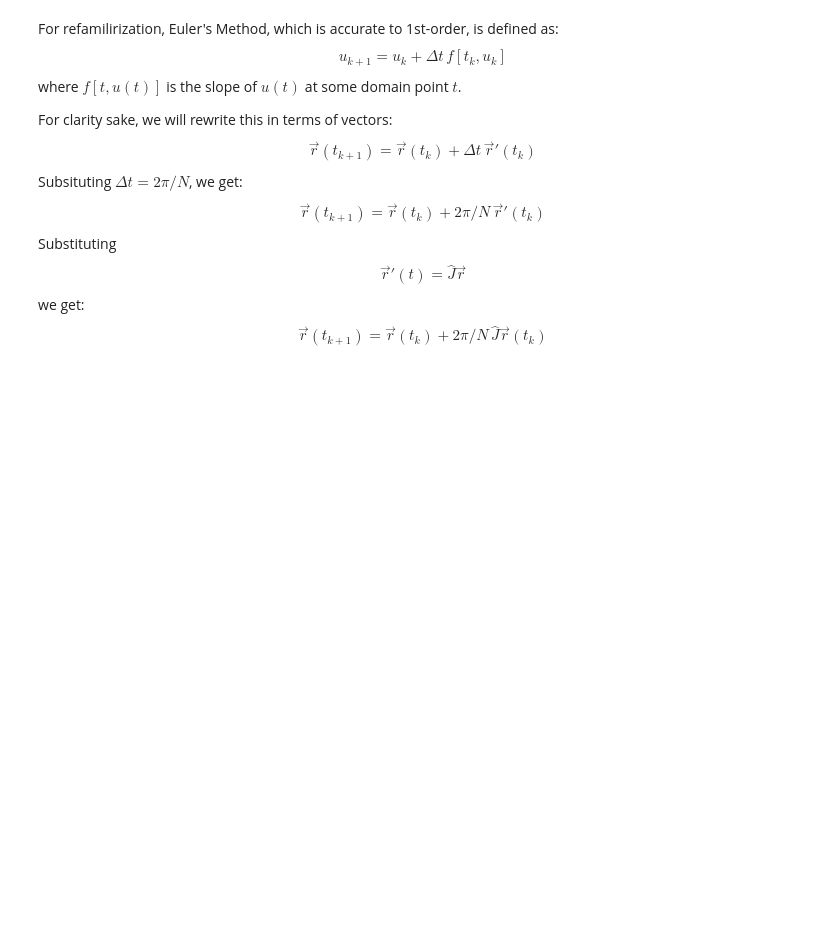
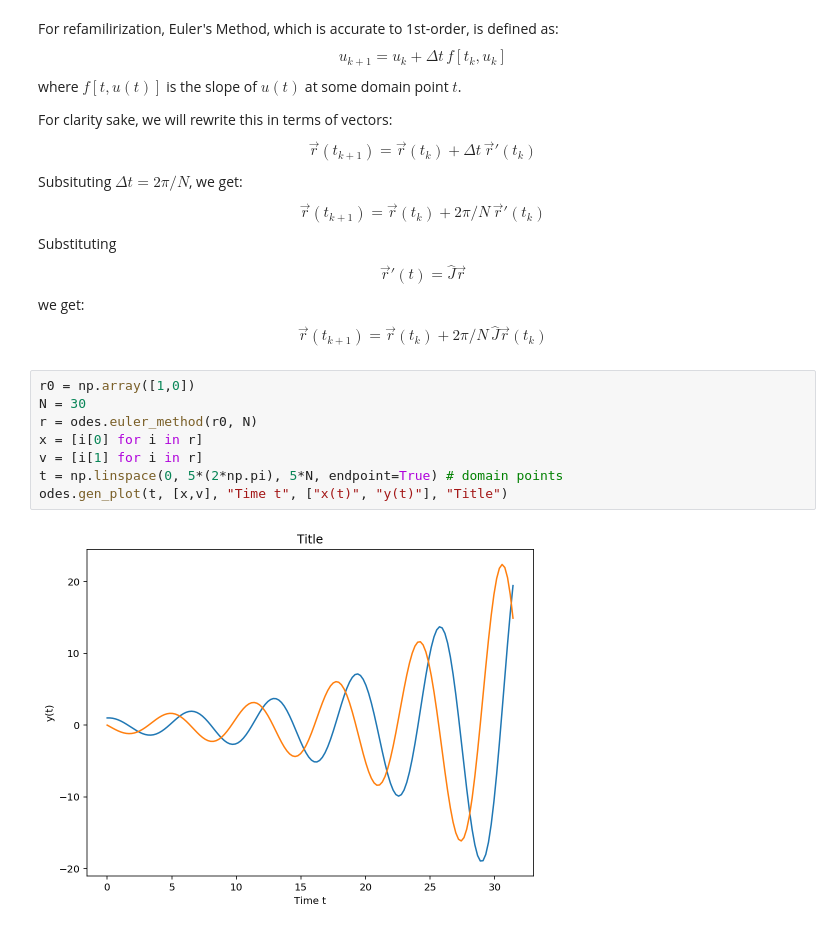
Before and after one commit to chapman-phys220-2018f/cw11-some-team-name, a Jupyter notebook: ode.ipynb, the cells around one changed output. Drawn from its saved outputs; the diff is of its cells as text; blank space fills up the shorter version.

```diff
--- a/ode.ipynb
+++ b/ode.ipynb
@@ -56,3 +59,13 @@ Subsituting $\Delta t = 2\pi / N$, we get:
 $$\vec{r}(t_{k+1}) = \vec{r}(t_k) + 2\pi / N\, \vec{r}'(t_k)$$
 Substituting $$\vec{r}'(t) = \hat{J}\vec{r}$$ we get:
 $$\vec{r}(t_{k+1}) = \vec{r}(t_k) + 2\pi / N\, \hat{J}\vec{r}(t_k)$$
+# %%
+r0 = np.array([1,0])
+N = 30
+r = odes.euler_method(r0, N)
+x = [i[0] for i in r]
+v = [i[1] for i in r]
+t = np.linspace(0, 5*(2*np.pi), 5*N, endpoint=True) # domain points
+odes.gen_plot(t, [x,v], "Time t", ["x(t)", "y(t)"], "Title")
+# %% [output]
+[figure, added]
```
Also changed, not shown: parts of 1 cell of this notebook.
